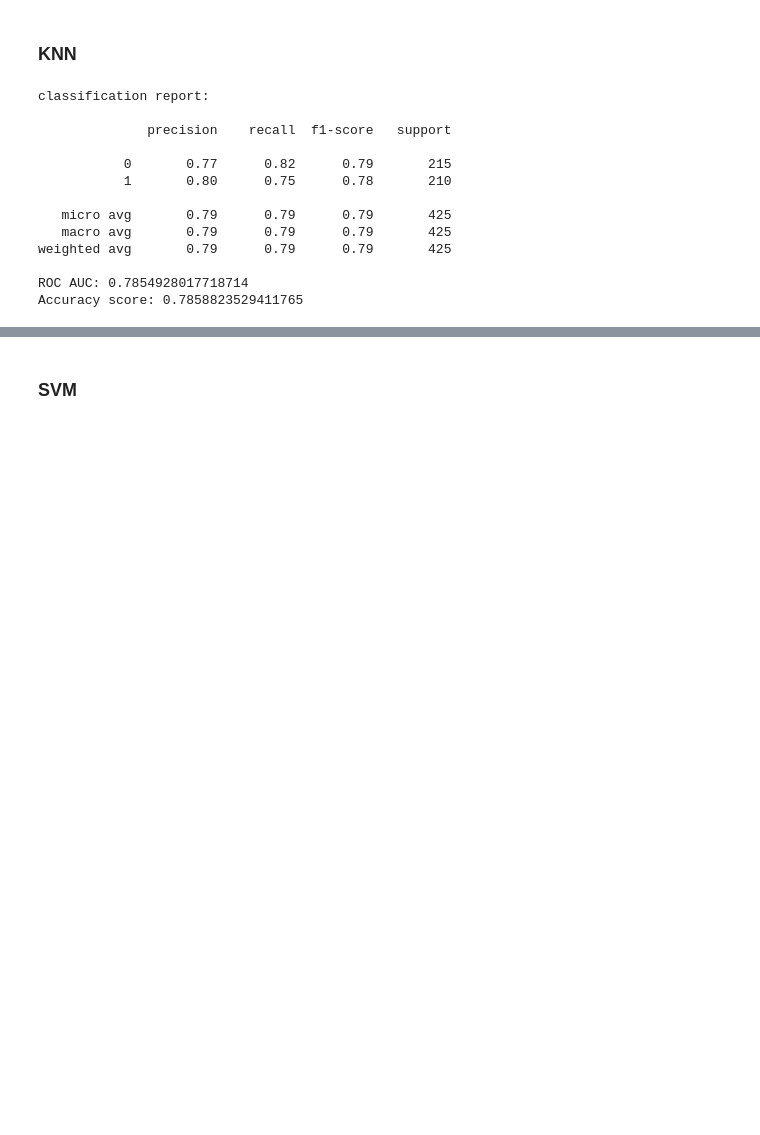
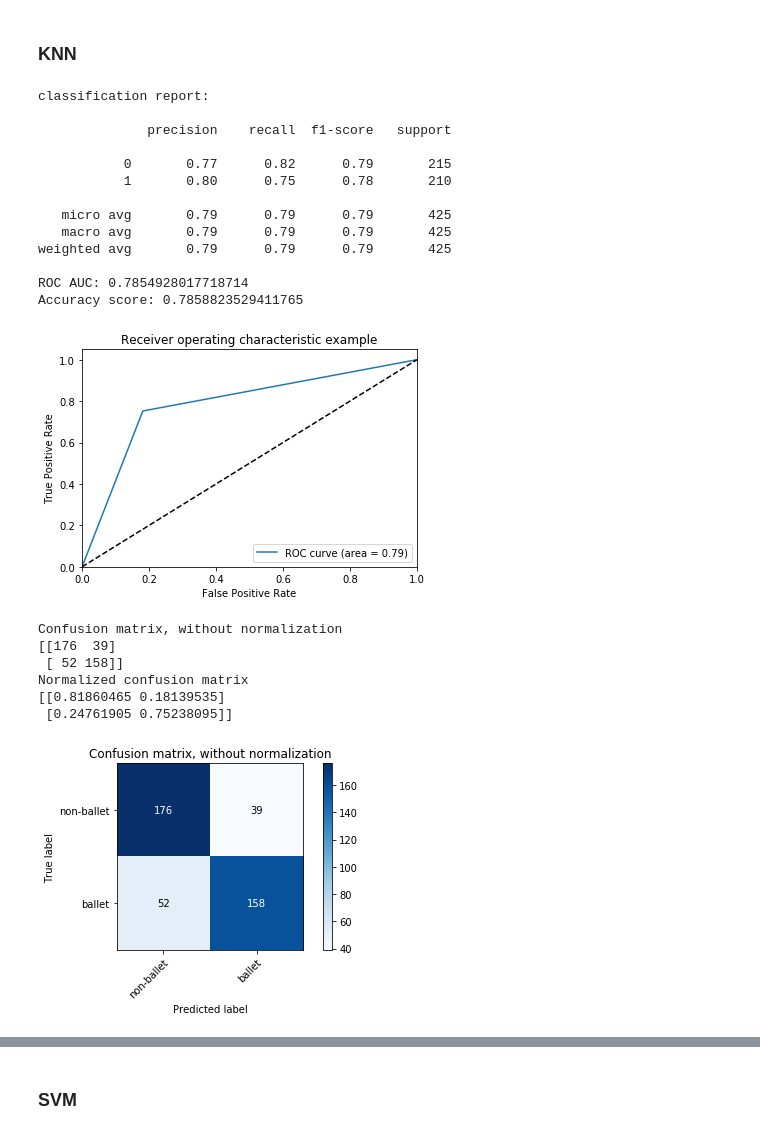
Before and after one commit to h-parker/ballet-or-not, a Jupyter notebook: model_building.ipynb, the cells around one changed output, grey strips where cells are left out. Drawn from its saved outputs; the diff is of its cells as text; code cells hidden in the pictures; blank space fills up the shorter version.

```diff
--- a/model_building.ipynb
+++ b/model_building.ipynb
@@ -183,17 +300,27 @@ knc.fit(X_train, y_train)
 y_pred = knc.predict(X_test)
 # %%
 evaluation(y_test, y_pred)
+plot_roc_curve(y_test, y_pred)
+plt_cm()
 # %% [output]
 classification report:
 
               precision    recall  f1-score   support
 
            0       0.77      0.82      0.79       215
            1       0.80      0.75      0.78       210
 
    micro avg       0.79      0.79      0.79       425
    macro avg       0.79      0.79      0.79       425
 weighted avg       0.79      0.79      0.79       425
 
 ROC AUC: 0.7854928017718714
 Accuracy score: 0.7858823529411765
+[figure, added]
+Confusion matrix, without normalization
+[[176  39]
+ [ 52 158]]
+Normalized confusion matrix
+[[0.81860465 0.18139535]
+ [0.24761905 0.75238095]]
+[figure, added]
```
Also changed, not shown: parts of 35 cells of this notebook.
